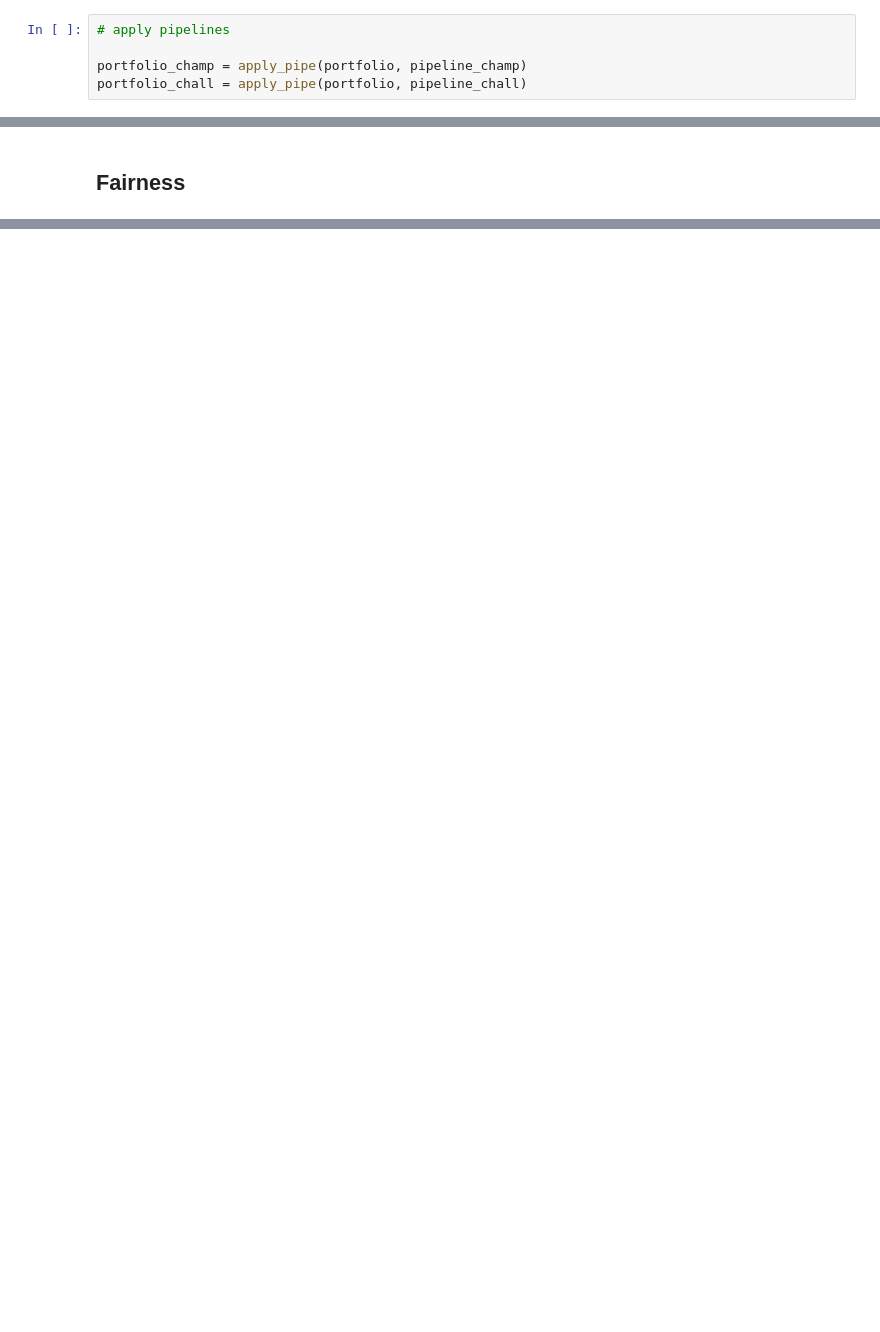
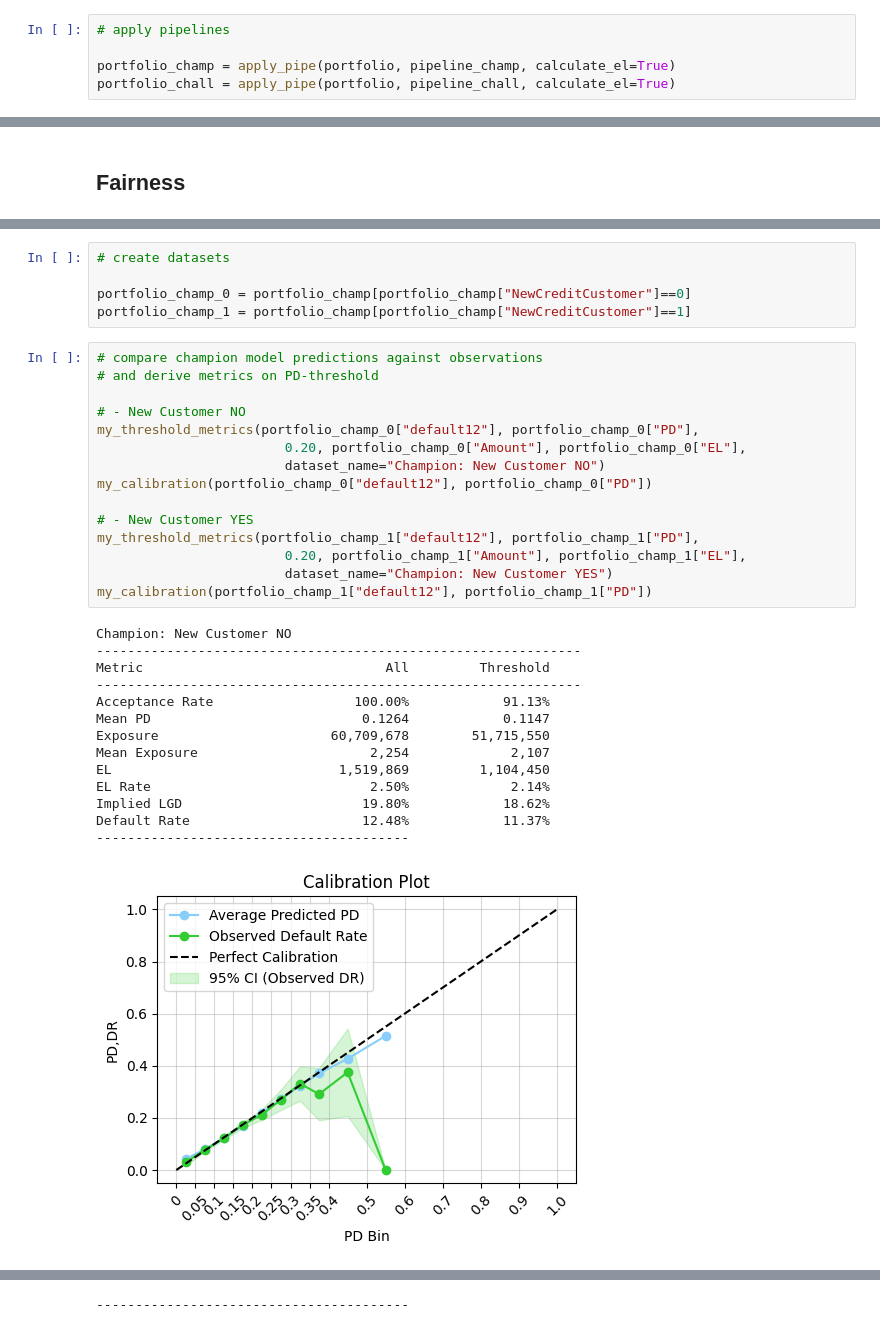
Before and after one commit to kostis2019/CREDIT-RISK-FRAMEWORK, a Jupyter notebook: notebooks/07_model_diagnostics.ipynb, the cells around one changed output, grey strips where cells are left out. Saved outputs shown, nothing was run; the diff lists cells and outputs as text; blank space fills up the shorter version.

Commit message:
finilised explainability and fairness study (model diagnostics)

```diff
--- a/notebooks/07_model_diagnostics.ipynb
+++ b/notebooks/07_model_diagnostics.ipynb
@@ -66,6 +67,6 @@ pipeline_chall = joblib.load("../models/PIPELINE_PD_ver_012_GB.pkl")
 # %%
 # apply pipelines
 
-portfolio_champ = apply_pipe(portfolio, pipeline_champ)
-portfolio_chall = apply_pipe(portfolio, pipeline_chall)
+portfolio_champ = apply_pipe(portfolio, pipeline_champ, calculate_el=True)
+portfolio_chall = apply_pipe(portfolio, pipeline_chall, calculate_el=True)
 # %%
@@ -87,0 +107,35 @@ explanation_chall = explain_model(pipeline_chall, portfolio)
+# %%
+# create datasets
+
+portfolio_champ_0 = portfolio_champ[portfolio_champ["NewCreditCustomer"]==0]
+portfolio_champ_1 = portfolio_champ[portfolio_champ["NewCreditCustomer"]==1]
+# %%
+# compare champion model predictions against observations
+# and derive metrics on PD-threshold
+
+# - New Customer NO
+my_threshold_metrics(portfolio_champ_0["default12"], portfolio_champ_0["PD"],
+                        0.20, portfolio_champ_0["Amount"], portfolio_champ_0["EL"],
+                        dataset_name="Champion: New Customer NO")
+my_calibration(portfolio_champ_0["default12"], portfolio_champ_0["PD"])
+
+# - New Customer YES
+my_threshold_metrics(portfolio_champ_1["default12"], portfolio_champ_1["PD"],
+                        0.20, portfolio_champ_1["Amount"], portfolio_champ_1["EL"],
+                        dataset_name="Champion: New Customer YES")
+my_calibration(portfolio_champ_1["default12"], portfolio_champ_1["PD"])
+# %% [output]
+Champion: New Customer NO
+--------------------------------------------------------------
+Metric                               All         Threshold
+--------------------------------------------------------------
+Acceptance Rate                  100.00%            91.13%
+Mean PD                           0.1264            0.1147
+Exposure                      60,709,678        51,715,550
+Mean Exposure                      2,254             2,107
+EL                             1,519,869         1,104,450
+EL Rate                            2.50%             2.14%
+Implied LGD                       19.80%            18.62%
+Default Rate                      12.48%            11.37%
+----------------------------------------
+[figure, added]
@@ -87,0 +158 @@ explanation_chall = explain_model(pipeline_chall, portfolio)
+----------------------------------------
```
Also changed, not shown: parts of 6 cells of this notebook, 2 other files.
